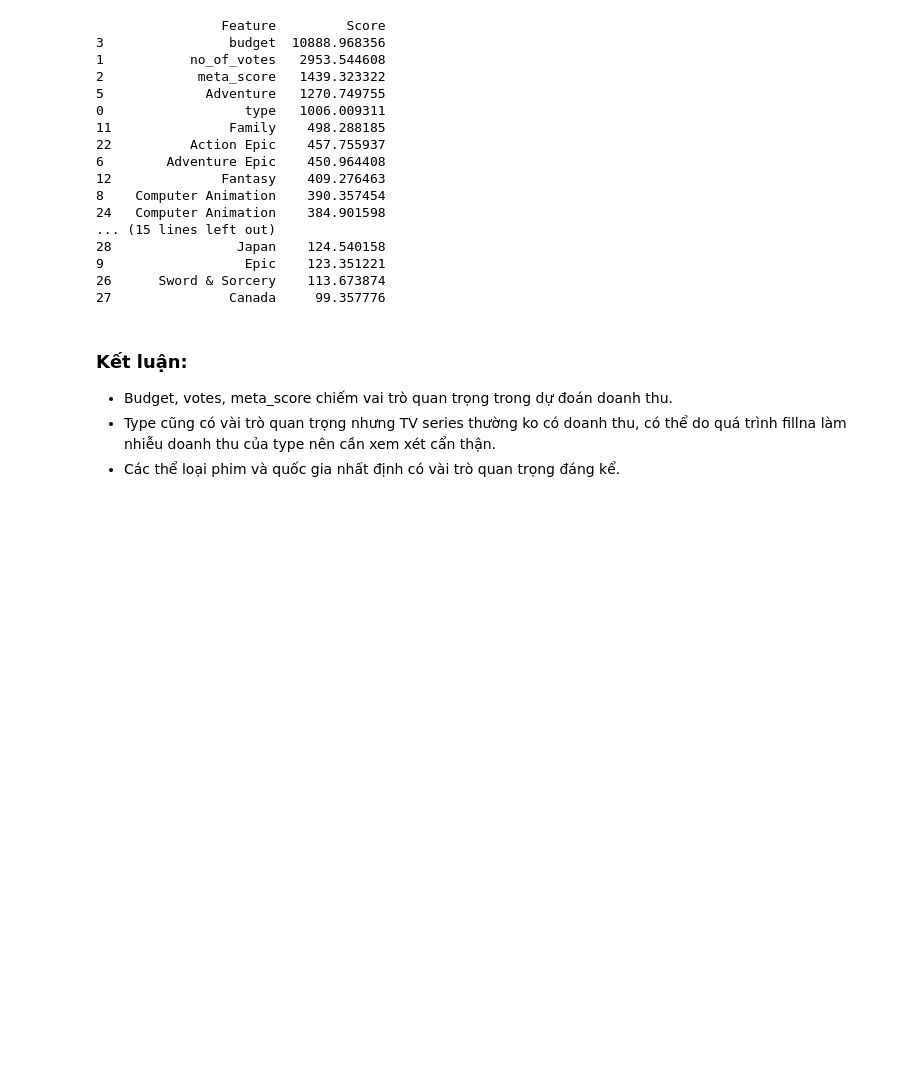
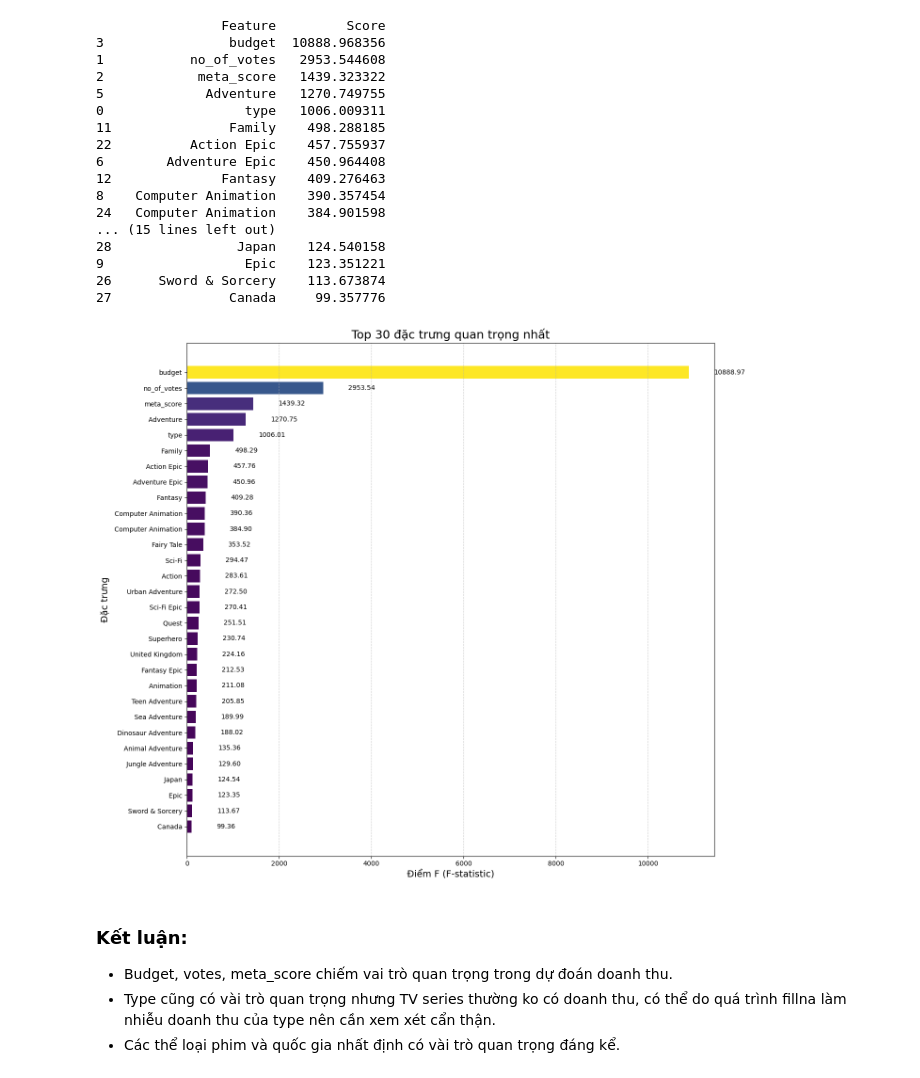
Before and after one commit to phuocnguyen2412/movie-analyst, a Jupyter notebook: features_importtant_Analyzt.ipynb, the cells around one changed output. Saved outputs shown, nothing was run; the diff lists cells and outputs as text; code cells hidden in the pictures; blank space fills up the shorter version.

Commit message:
thêm tiêu đề

```diff
--- a/features_importtant_Analyzt.ipynb
+++ b/features_importtant_Analyzt.ipynb
@@ -75,6 +75,38 @@ print(feature_importance)
 9                  Epic    123.351221
 26      Sword & Sorcery    113.673874
 27               Canada     99.357776
+# %%
+# Vẽ biểu đồ cột ngang cho feature importance
+plt.figure(figsize=(14, 12))  # Kích thước lớn hơn để hiển thị đủ 30 đặc trưng
+
+# Đảo ngược thứ tự để đặc trưng quan trọng nhất ở trên cùng
+feature_importance_plot = feature_importance.iloc[::-1]
+
+# Tạo bảng màu dựa trên điểm số
+colors = plt.cm.viridis(feature_importance_plot['Score']/max(feature_importance_plot['Score']))
+
+# Vẽ biểu đồ cột ngang
+bars = plt.barh(feature_importance_plot['Feature'], feature_importance_plot['Score'], color=colors)
+
+# Thêm giá trị bên cạnh mỗi thanh
+for i, score in enumerate(feature_importance_plot['Score']):
+    plt.text(score + 0.05*max(feature_importance_plot['Score']), i, f'{score:.2f}', va='center')
+
+# Đặt tiêu đề và nhãn trục
+plt.title('Top 30 đặc trưng quan trọng nhất', fontsize=18)
+plt.xlabel('Điểm F (F-statistic)', fontsize=14)
+plt.ylabel('Đặc trưng', fontsize=14)
+
+# Thêm lưới dọc để dễ đọc giá trị
+plt.grid(axis='x', linestyle='--', alpha=0.6)
+
+# Điều chỉnh layout
+plt.tight_layout()
+
+# Hiển thị biểu đồ
+plt.show()
+# %% [output]
+[figure, added]
 # %% [markdown]
 ### Kết luận:
 - Budget, votes, meta_score chiếm vai trò quan trọng trong dự đoán doanh thu.
```
Also changed, not shown: 1 other file.
